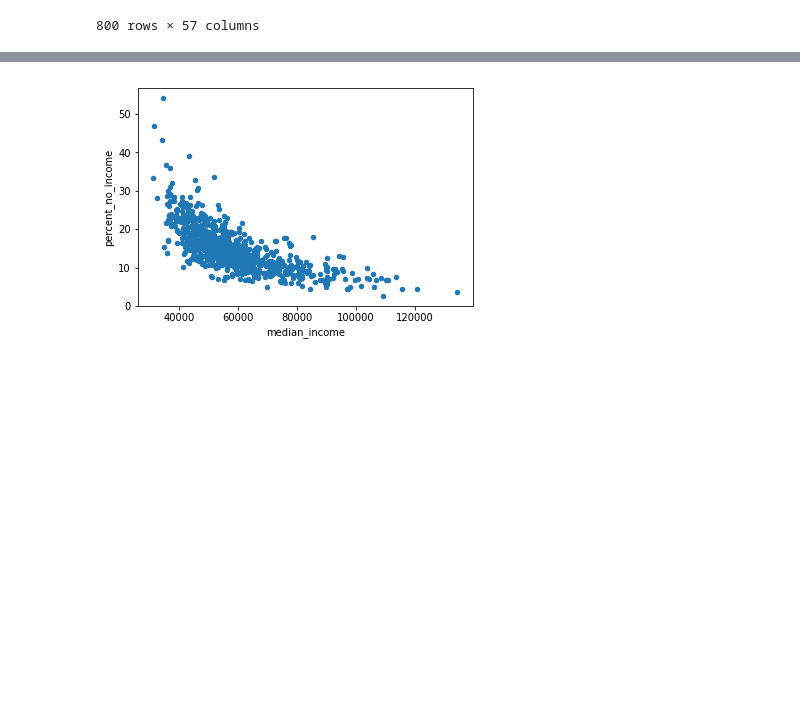
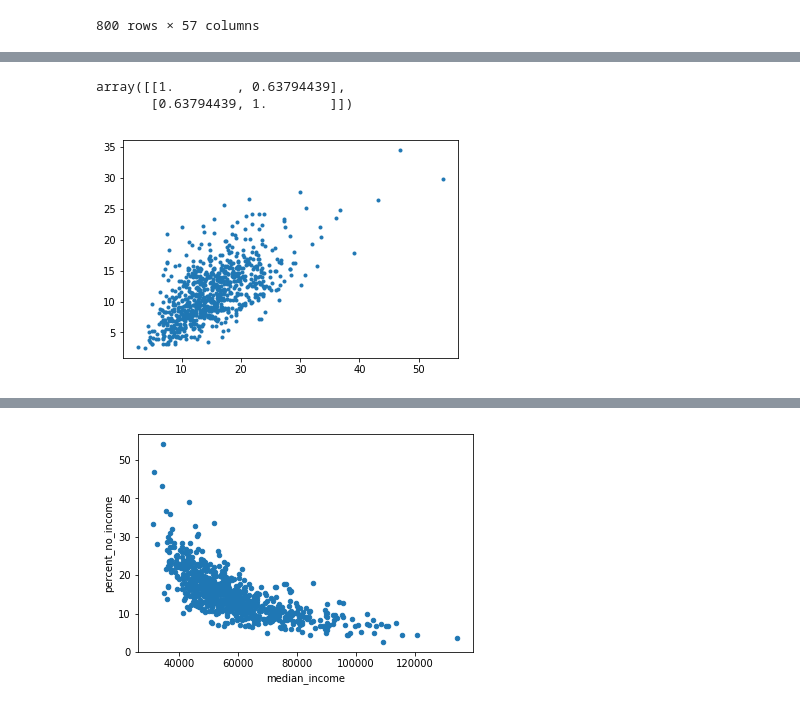
Before and after one commit to jij106/Projects, a Jupyter notebook: FinalProject.ipynb, the cells around one changed output, grey strips where cells are left out. Drawn from its saved outputs; the diff is of its cells as text; code cells hidden in the pictures; blank space fills up the shorter version.

```diff
--- a/FinalProject.ipynb
+++ b/FinalProject.ipynb
@@ -158,0 +181,7 @@ df.describe()
+# %%
+plt.plot(df['percent_no_internet'],df['AllAgesinPovertyPercentLB90%'],'.')
+np.corrcoef(df['percent_no_internet'],df['AllAgesinPovertyPercentLB90%'])
+# %% [output]
+array([[1.        , 0.63794439],
+       [0.63794439, 1.        ]])
+[figure, added]
```
Also changed, not shown: parts of 21 cells of this notebook, 2 other files.
